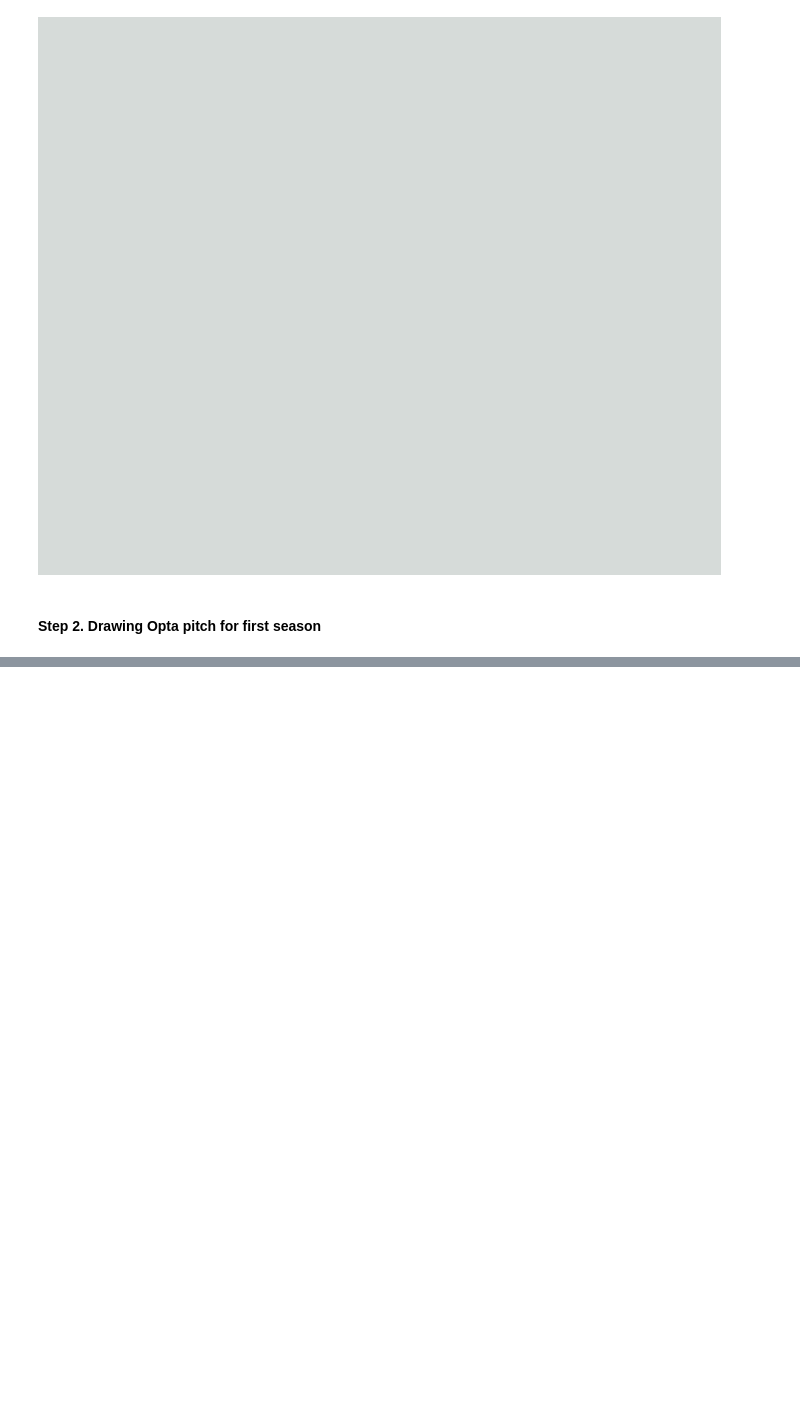
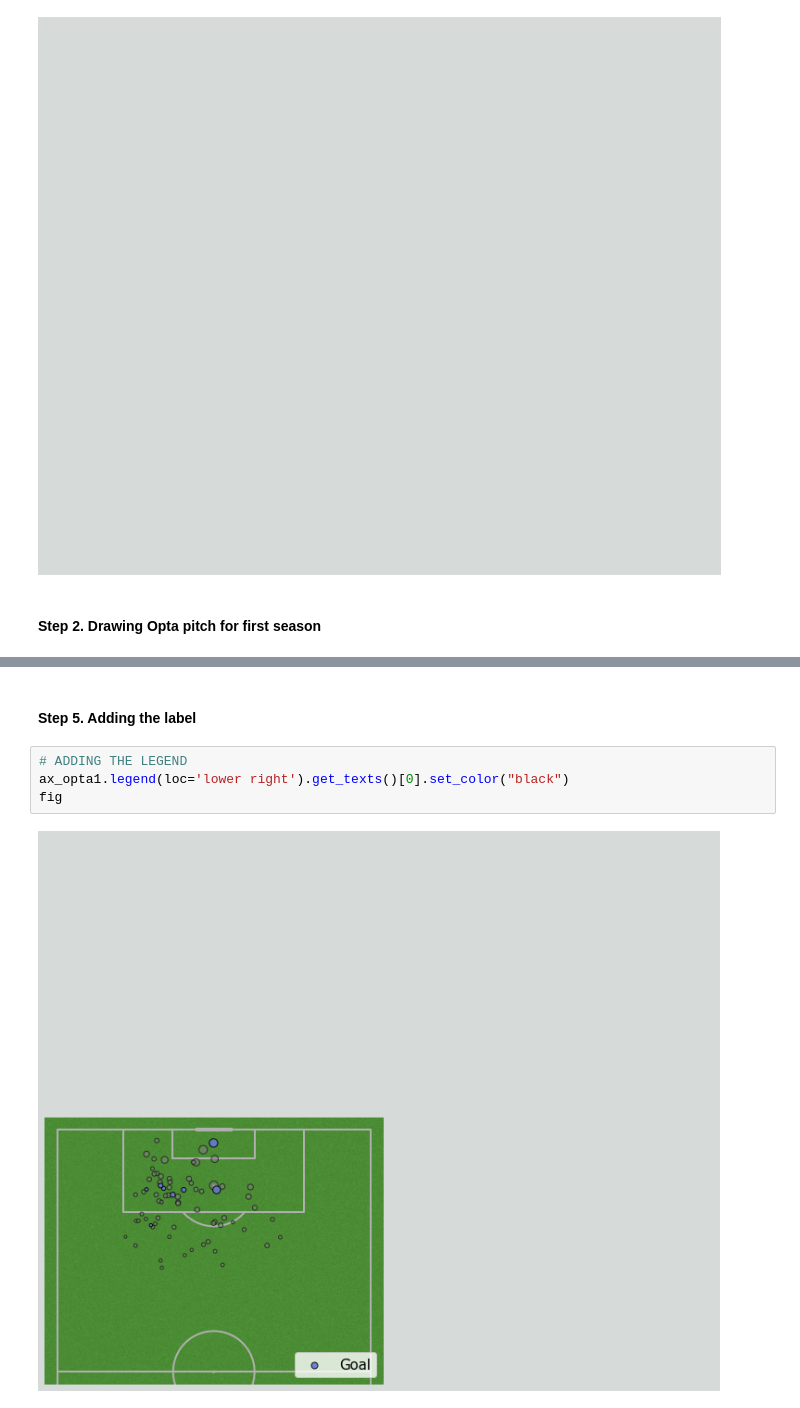
Before and after one commit to grine4ka/dattebayo, a Jupyter notebook: football_player_dashboards/player_dashboards.ipynb, the cells around one changed output, grey strips where cells are left out. Drawn from its saved outputs; the diff is of its cells as text; blank space fills up the shorter version.

```diff
--- a/football_player_dashboards/player_dashboards.ipynb
+++ b/football_player_dashboards/player_dashboards.ipynb
@@ -195,0 +245,8 @@ pitch.scatter(df_fil[df_fil['Result']=='Goal']['X'],df_fil[df_fil['Result']=='Go
+# %% [markdown]
+#### Step 5. Adding the label
+# %%
+# ADDING THE LEGEND
+ax_opta1.legend(loc='lower right').get_texts()[0].set_color("black")
+fig
+# %% [output]
+[figure, added]
```
Also changed, not shown: parts of 29 cells of this notebook, 2 other files.
